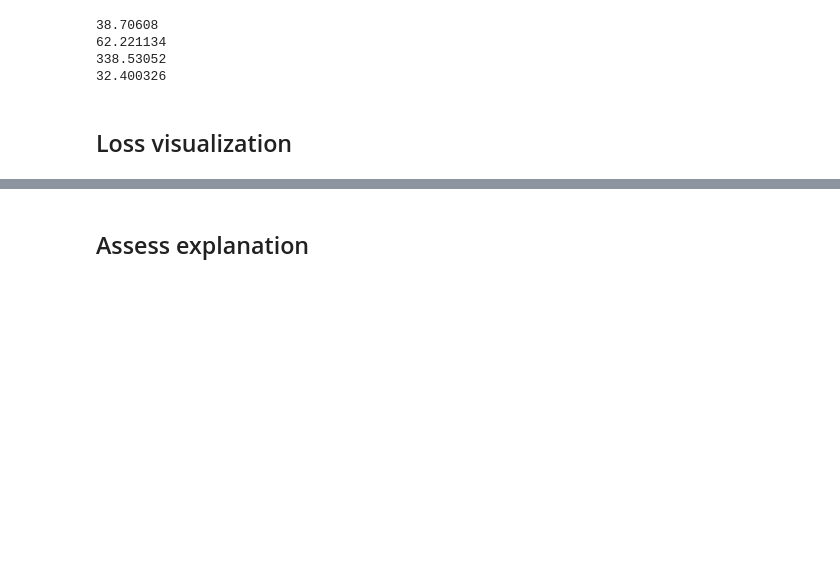
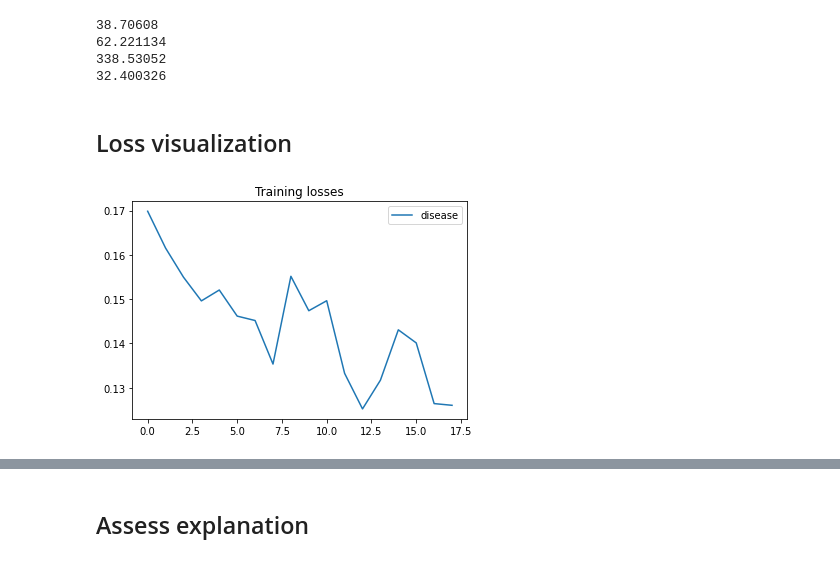
Before and after one commit to cosasha97/interpretability-dl-ndd, a Jupyter notebook: experiments.ipynb, the cells around one changed output, grey strips where cells are left out. Cells and saved outputs as stored; diff of their text form; code cells hidden in the pictures; blank space fills up the shorter version.

```diff
--- a/experiments.ipynb
+++ b/experiments.ipynb
@@ -287,4 +188,13 @@ def plot_tensor(X):
     x = np.transpose(X[0], (1,2,0))
     x = (x-x.min())/x.max()
     plt.imshow(x)
+# %%
+metric_path = 'results/models/model_5/'
+
+train_metrics = pd.read_csv(metric_path + 'train_losses.csv')
+test_metrics = pd.read_csv(metric_path + 'val_losses.csv')
+# %%
+plot_losses(train_metrics[['disease']], "Training losses")
+# %% [output]
+[figure, added]
 # %%
```
Also changed, not shown: parts of 11 cells of this notebook, 2 other files.
